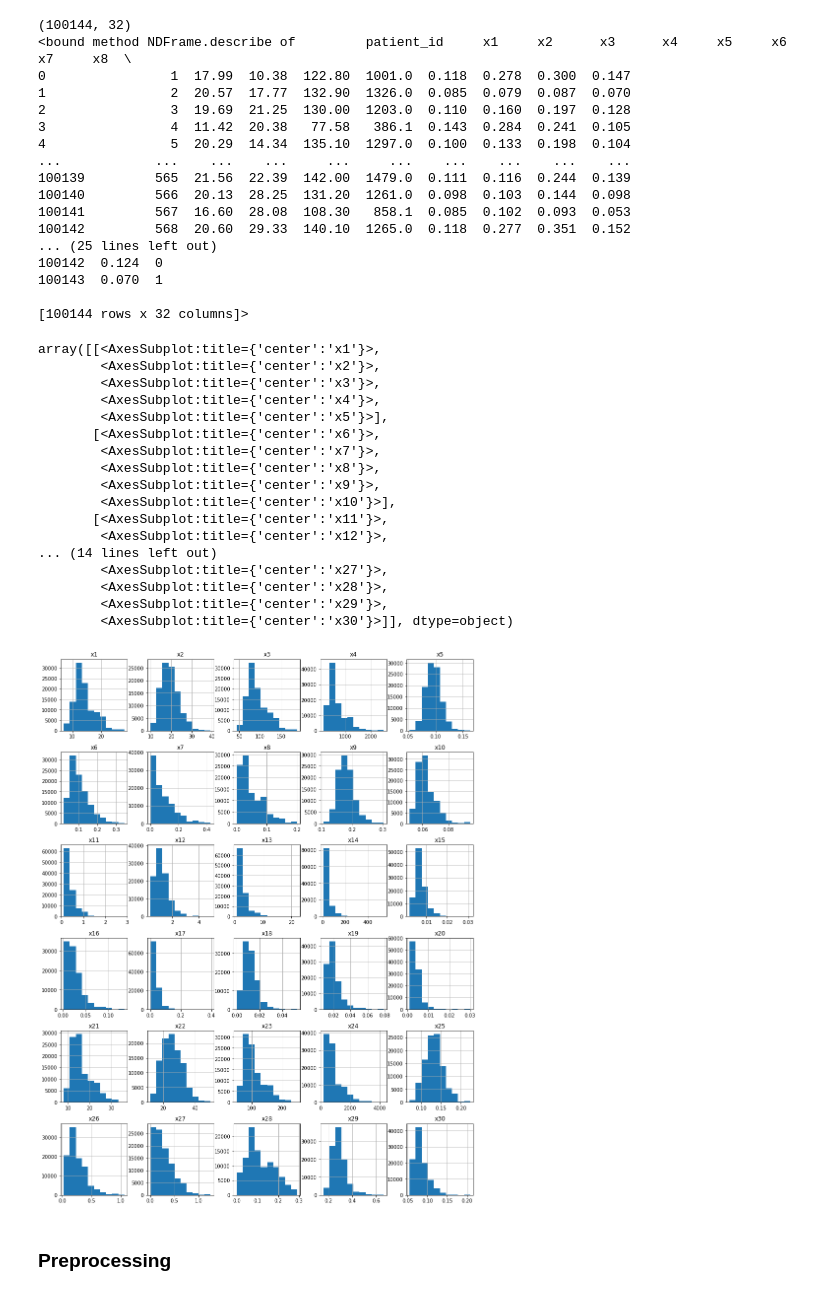
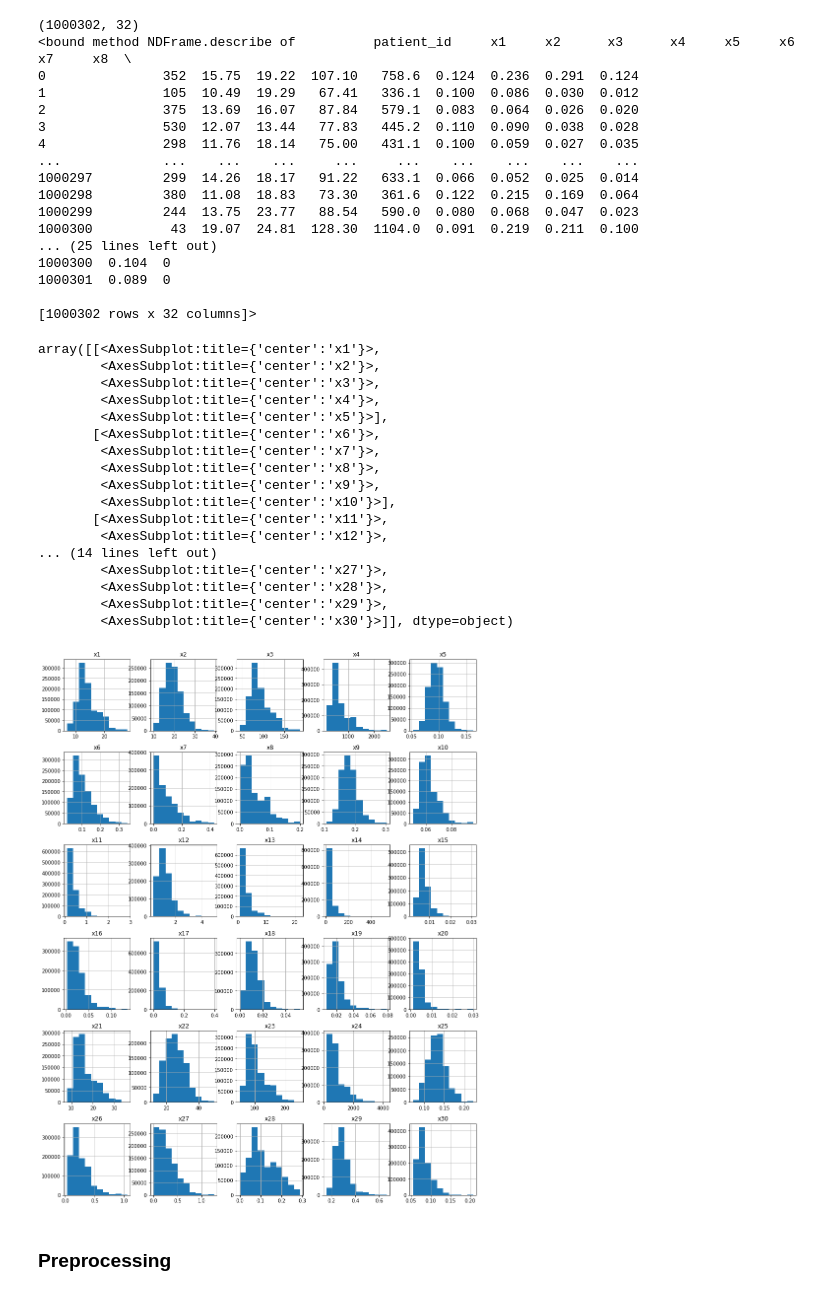
Before and after one commit to JediRhymeTrix/COSC-6339-HW1, a Jupyter notebook: hw1.ipynb, the cells around one changed output. Saved outputs shown, nothing was run; the diff lists cells and outputs as text; code cells hidden in the pictures.

```diff
--- a/hw1.ipynb
+++ b/hw1.ipynb
@@ -14,53 +14,58 @@ from sklearn.model_selection import train_test_split
 from sklearn.linear_model import LogisticRegression
 from sklearn.metrics import ConfusionMatrixDisplay
 from sklearn.metrics import accuracy_score
+# %%
+# constants
+
+PATH = './data/cancer_1M.csv'
+BATCH_SIZE = 5000
 # %%
-df = read_csv('./data/cancer_100k.csv')
+df = read_csv(PATH)
 
 print(df.shape)
 print(df.describe)
 
 X, y = df.iloc[:, 1:-1], df.iloc[:, [-1]]
 
 fig = plt.figure(figsize=(15, 20))
 ax = fig.gca()
 X.hist(ax=ax)
 # %% [output]
-(100144, 32)
-<bound method NDFrame.describe of         patient_id     x1     x2      x3      x4     x5     x6     x7     x8  \
-0                1  17.99  10.38  122.80  1001.0  0.118  0.278  0.300  0.147
-1                2  20.57  17.77  132.90  1326.0  0.085  0.079  0.087  0.070
-2                3  19.69  21.25  130.00  1203.0  0.110  0.160  0.197  0.128
-3                4  11.42  20.38   77.58   386.1  0.143  0.284  0.241  0.105
-4                5  20.29  14.34  135.10  1297.0  0.100  0.133  0.198  0.104
-...            ...    ...    ...     ...     ...    ...    ...    ...    ...
-100139         565  21.56  22.39  142.00  1479.0  0.111  0.116  0.244  0.139
-100140         566  20.13  28.25  131.20  1261.0  0.098  0.103  0.144  0.098
-100141         567  16.60  28.08  108.30   858.1  0.085  0.102  0.093  0.053
-100142         568  20.60  29.33  140.10  1265.0  0.118  0.277  0.351  0.152
+(1000302, 32)
+<bound method NDFrame.describe of          patient_id     x1     x2      x3      x4     x5     x6     x7     x8  \
+0               352  15.75  19.22  107.10   758.6  0.124  0.236  0.291  0.124
+1               105  10.49  19.29   67.41   336.1  0.100  0.086  0.030  0.012
+2               375  13.69  16.07   87.84   579.1  0.083  0.064  0.026  0.020
+3               530  12.07  13.44   77.83   445.2  0.110  0.090  0.038  0.028
+4               298  11.76  18.14   75.00   431.1  0.100  0.059  0.027  0.035
+...             ...    ...    ...     ...     ...    ...    ...    ...    ...
+1000297         299  14.26  18.17   91.22   633.1  0.066  0.052  0.025  0.014
+1000298         380  11.08  18.83   73.30   361.6  0.122  0.215  0.169  0.064
+1000299         244  13.75  23.77   88.54   590.0  0.080  0.068  0.047  0.023
+1000300          43  19.07  24.81  128.30  1104.0  0.091  0.219  0.211  0.100
 ... (25 lines left out)
-100142  0.124  0
-100143  0.070  1
+1000300  0.104  0
+1000301  0.089  0
 
-[100144 rows x 32 columns]>
+[1000302 rows x 32 columns]>
 array([[<AxesSubplot:title={'center':'x1'}>,
         <AxesSubplot:title={'center':'x2'}>,
         <AxesSubplot:title={'center':'x3'}>,
         <AxesSubplot:title={'center':'x4'}>,
         <AxesSubplot:title={'center':'x5'}>],
        [<AxesSubplot:title={'center':'x6'}>,
         <AxesSubplot:title={'center':'x7'}>,
         <AxesSubplot:title={'center':'x8'}>,
         <AxesSubplot:title={'center':'x9'}>,
         <AxesSubplot:title={'center':'x10'}>],
        [<AxesSubplot:title={'center':'x11'}>,
         <AxesSubplot:title={'center':'x12'}>,
 ... (14 lines left out)
         <AxesSubplot:title={'center':'x27'}>,
         <AxesSubplot:title={'center':'x28'}>,
         <AxesSubplot:title={'center':'x29'}>,
         <AxesSubplot:title={'center':'x30'}>]], dtype=object)
-[figure, old version]
+[figure, new version]
 # %% [markdown]
 ### Preprocessing
 # %%
```
Also changed, not shown: parts of 13 cells of this notebook.
